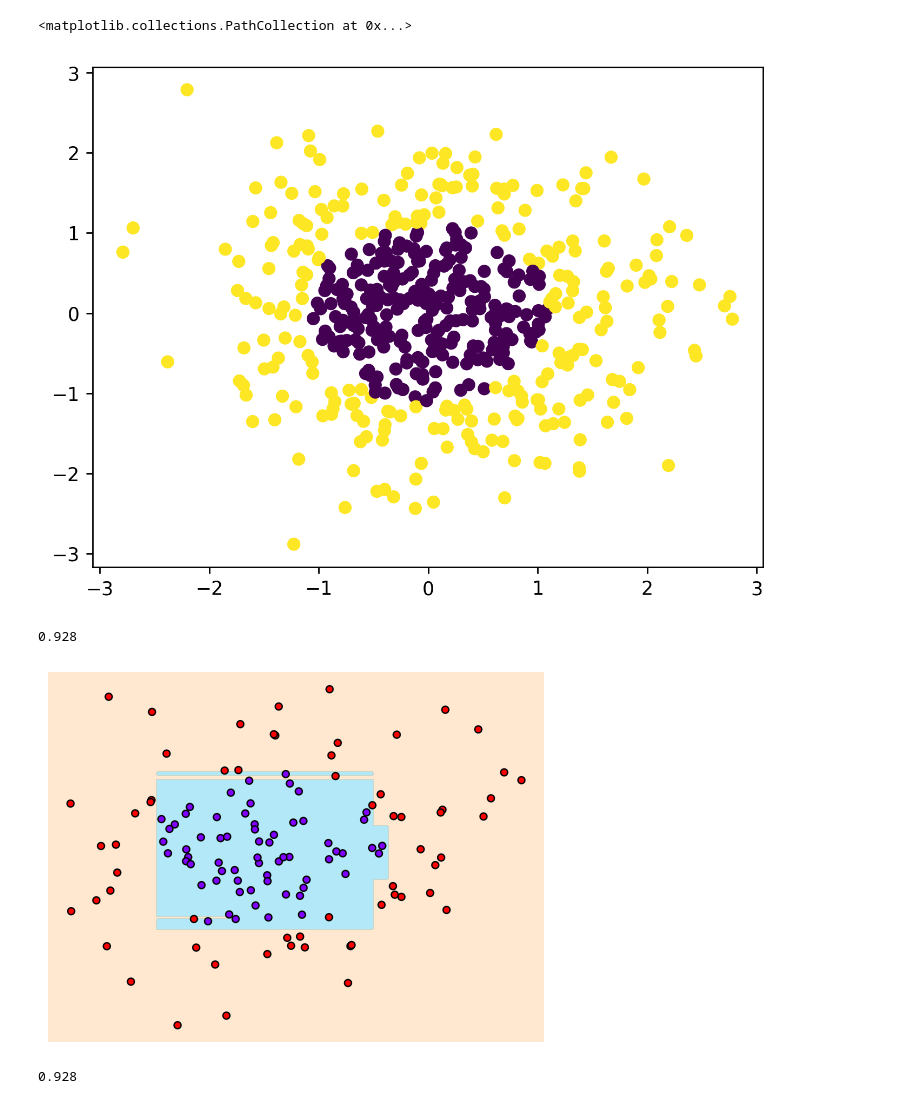
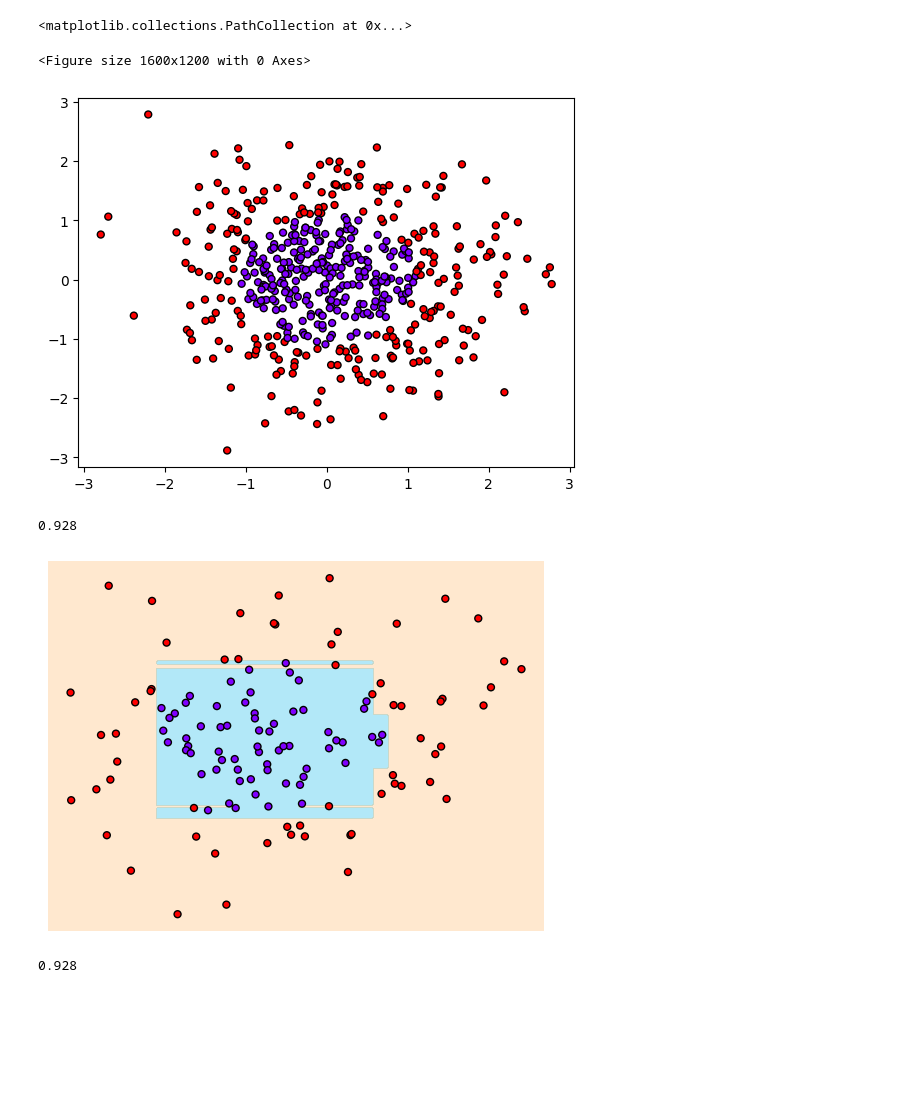
Before and after one commit to cyp-ark/tree, a Jupyter notebook: codde.ipynb, the cells around one changed output. Saved outputs shown, nothing was run; the diff lists cells and outputs as text; code cells hidden in the pictures; blank space fills up the shorter version.

```diff
--- a/codde.ipynb
+++ b/codde.ipynb
@@ -12,12 +12,15 @@ X, y = datasets.make_gaussian_quantiles(n_samples=500,n_classes=2,random_state=4
 
 df = pd.DataFrame(X,columns=['x1','x2'])
 df['class'] = y
-# %%
-plt.figure(dpi=250)
-plt.scatter('x1','x2',c='class',data=df)
-# %% [output]
-<matplotlib.collections.PathCollection at 0x...>
-[figure, removed]
+# %%
+plt.figure(dpi=250)
+fig,ax=plt.subplots()
+
+ax.scatter(X[:,0],X[:,1],c=y,s=25,cmap='rainbow',edgecolors='k',zorder=3)
+# %% [output]
+<matplotlib.collections.PathCollection at 0x...>
+<Figure size 1600x1200 with 0 Axes>
+[figure, added]
 # %%
 #Decision Tree 생성
 clf = tree.DecisionTreeClassifier()
@@ -61,7 +64,7 @@ def visualize_boundary(model, X, y):
 # %%
 visualize_boundary(clf,np.array(X_test),np.array(y_test))
 # %% [output]
-[figure, old version]
+[figure, new version]
 # %%
 accuracy_score(y_test,pred)
 # %% [output]
```
Also changed, not shown: 3 other files.
